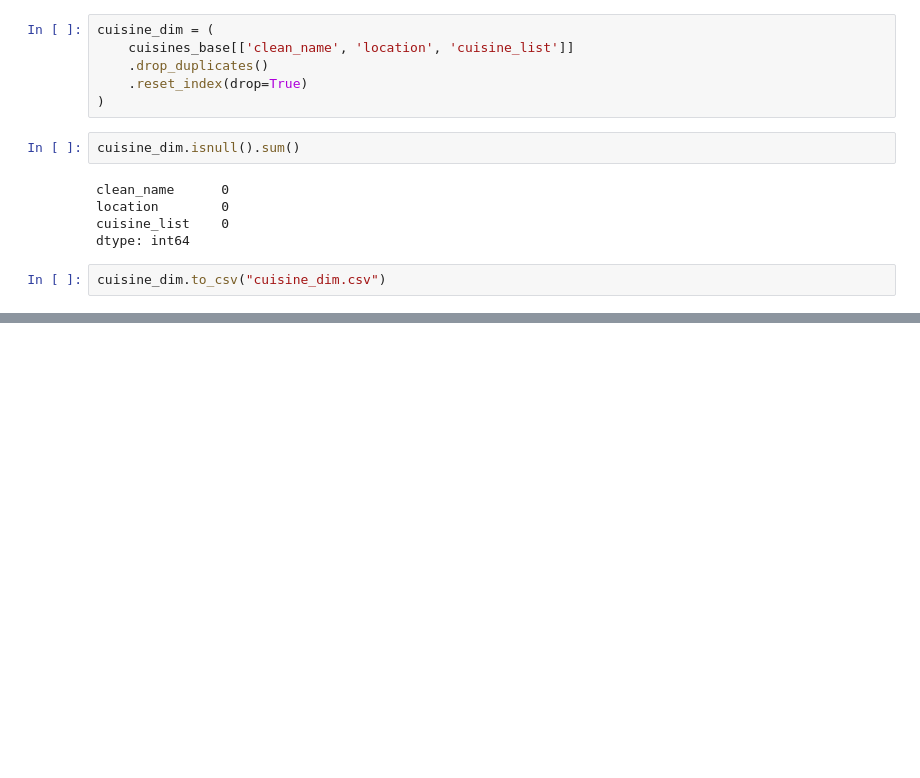
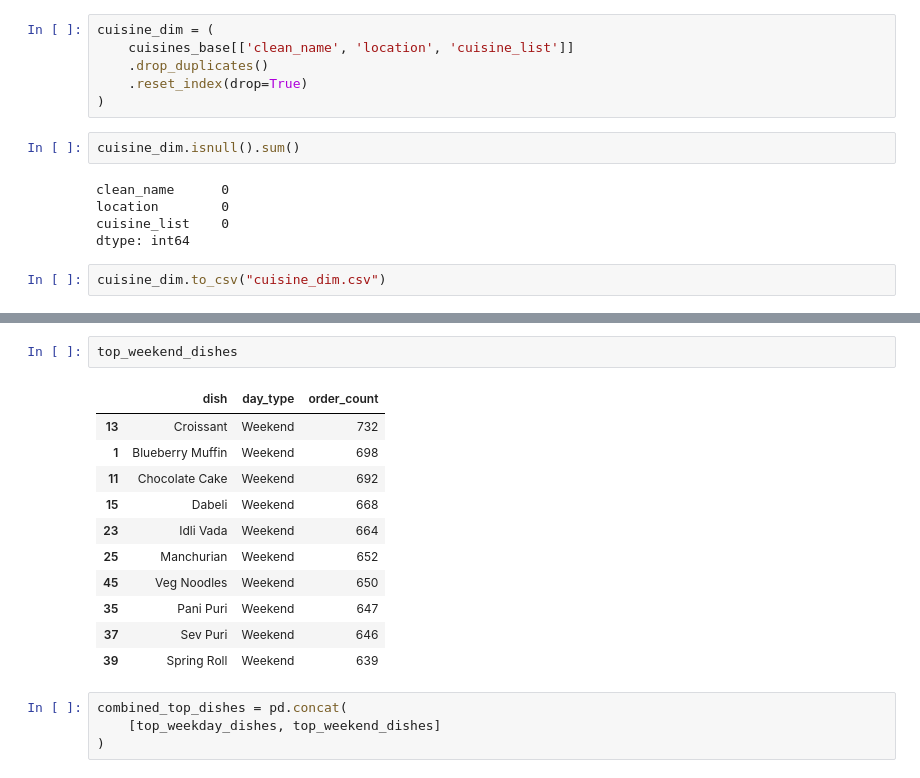
Before and after one commit to AvadhootAK/Restuarant-Data-Project, a Jupyter notebook: customer_behavior_analysis.ipynb, the cells around one changed output, grey strips where cells are left out. Saved outputs shown, nothing was run; the diff lists cells and outputs as text; blank space fills up the shorter version.

```diff
--- a/customer_behavior_analysis.ipynb
+++ b/customer_behavior_analysis.ipynb
@@ -350,0 +429,18 @@ cuisine_dim.to_csv("cuisine_dim.csv")
+# %%
+top_weekend_dishes
+# %% [output]
+|  | dish | day_type | order_count |
+| 13 | Croissant | Weekend | 732 |
+| 1 | Blueberry Muffin | Weekend | 698 |
+| 11 | Chocolate Cake | Weekend | 692 |
+| 15 | Dabeli | Weekend | 668 |
+| 23 | Idli Vada | Weekend | 664 |
+| 25 | Manchurian | Weekend | 652 |
+| 45 | Veg Noodles | Weekend | 650 |
+| 35 | Pani Puri | Weekend | 647 |
+| 37 | Sev Puri | Weekend | 646 |
+| 39 | Spring Roll | Weekend | 639 |
+# %%
+combined_top_dishes = pd.concat(
+    [top_weekday_dishes, top_weekend_dishes]
+)
```
Also changed, not shown: parts of 12 cells of this notebook.
